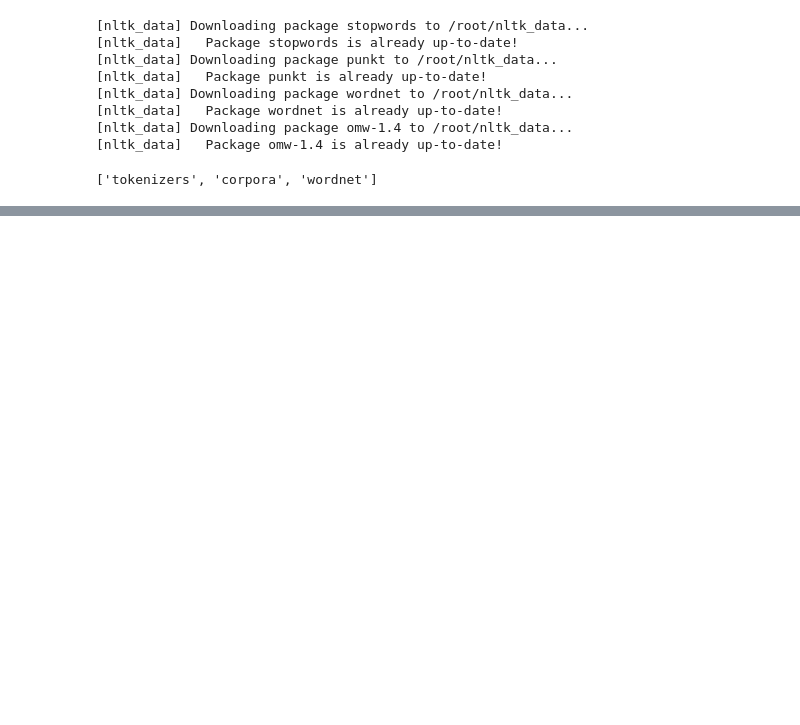
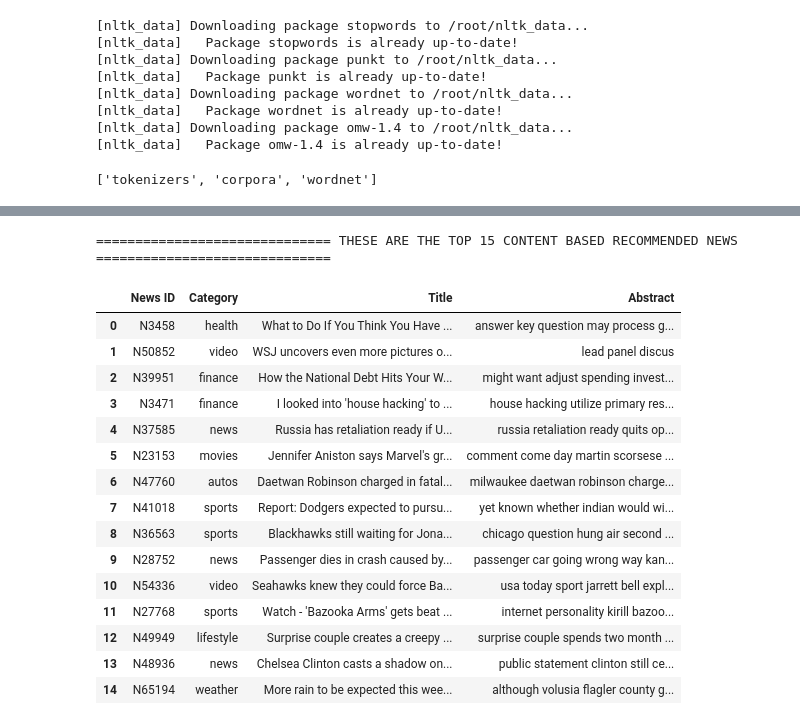
Before and after one commit to Sthesha/Comp702-Project.-, a Jupyter notebook: Project.ipynb, the cells around one changed output, grey strips where cells are left out. Drawn from its saved outputs; the diff is of its cells as text; code cells hidden in the pictures; blank space fills up the shorter version.

```diff
--- a/Project.ipynb
+++ b/Project.ipynb
@@ -538,0 +612,56 @@ Data columns (total 3 columns):
+# %%
+def content_based_method(user_news_history, available_news, limit, history):
+    recommended = pd.DataFrame(columns = ["News ID", "distance"])
+    i=0
+    for news in user_news_history:
+        newly_recommended = recommendations(news, available_news, limit)
+        if(i == 0):
+          top_5 = remove_read_news(newly_recommended, history)
+          recommended = recommended.append(top_5, ignore_index = True).sort_values(by=['distance'], ascending=False)
+          recommended_ids = top_5["News ID"].values.tolist()
+          history = history + recommended_ids
+        else:
+          top_5 = remove_read_news(newly_recommended, history)
+          recommended_ids = top_5["News ID"].values.tolist()
+          history = history + recommended_ids
+          recommended = recommended.append(top_5, ignore_index = True).sort_values(by=['distance'], ascending=False)
+        i+=1
+    return recommended
+# %%
+user_id = "U100"
+seen_news = user_impressions.loc[user_impressions['User ID'] == user_id]
+news_ids = seen_news["History"].values.tolist()[0]
+history = ("".join(news_ids)).split(" ")
+user_news_history = getRandomNews(history)
+user_news_history
+# %%
+limit = 40000
+content_recommended = content_based_method(user_news_history, news_data, limit, history)
+collaborative_recommended = collaborative_method(user_news_history, history)
+print(content_recommended)
+print(collaborative_recommended)
+# %%
+content_id = content_recommended["News ID"].values.tolist()
+collab_id = collaborative_recommended["News ID"].values.tolist()
+# %%
+print("="*30, "THESE ARE THE TOP 15 CONTENT BASED RECOMMENDED NEWS", "="*30)
+content_based = get_news(content_id, news_data)[1]
+content_based.head(15)
+# %% [output]
+============================== THESE ARE THE TOP 15 CONTENT BASED RECOMMENDED NEWS ==============================
+|  | News ID | Category | Title | Abstract |
+| 0 | N3458 | health | What to Do If You Think You Have ... | answer key question may process g... |
+| 1 | N50852 | video | WSJ uncovers even more pictures o... | lead panel discus |
+| 2 | N39951 | finance | How the National Debt Hits Your W... | might want adjust spending invest... |
+| 3 | N3471 | finance | I looked into 'house hacking' to ... | house hacking utilize primary res... |
+| 4 | N37585 | news | Russia has retaliation ready if U... | russia retaliation ready quits op... |
+| 5 | N23153 | movies | Jennifer Aniston says Marvel's gr... | comment come day martin scorsese ... |
+| 6 | N47760 | autos | Daetwan Robinson charged in fatal... | milwaukee daetwan robinson charge... |
+| 7 | N41018 | sports | Report: Dodgers expected to pursu... | yet known whether indian would wi... |
+| 8 | N36563 | sports | Blackhawks still waiting for Jona... | chicago question hung air second ... |
+| 9 | N28752 | news | Passenger dies in crash caused by... | passenger car going wrong way kan... |
+| 10 | N54336 | video | Seahawks knew they could force Ba... | usa today sport jarrett bell expl... |
+| 11 | N27768 | sports | Watch - 'Bazooka Arms' gets beat ... | internet personality kirill bazoo... |
+| 12 | N49949 | lifestyle | Surprise couple creates a creepy ... | surprise couple spends two month ... |
+| 13 | N48936 | news | Chelsea Clinton casts a shadow on... | public statement clinton still ce... |
+| 14 | N65194 | weather | More rain to be expected this wee... | although volusia flagler county g... |
```
Also changed, not shown: parts of 111 cells of this notebook.
